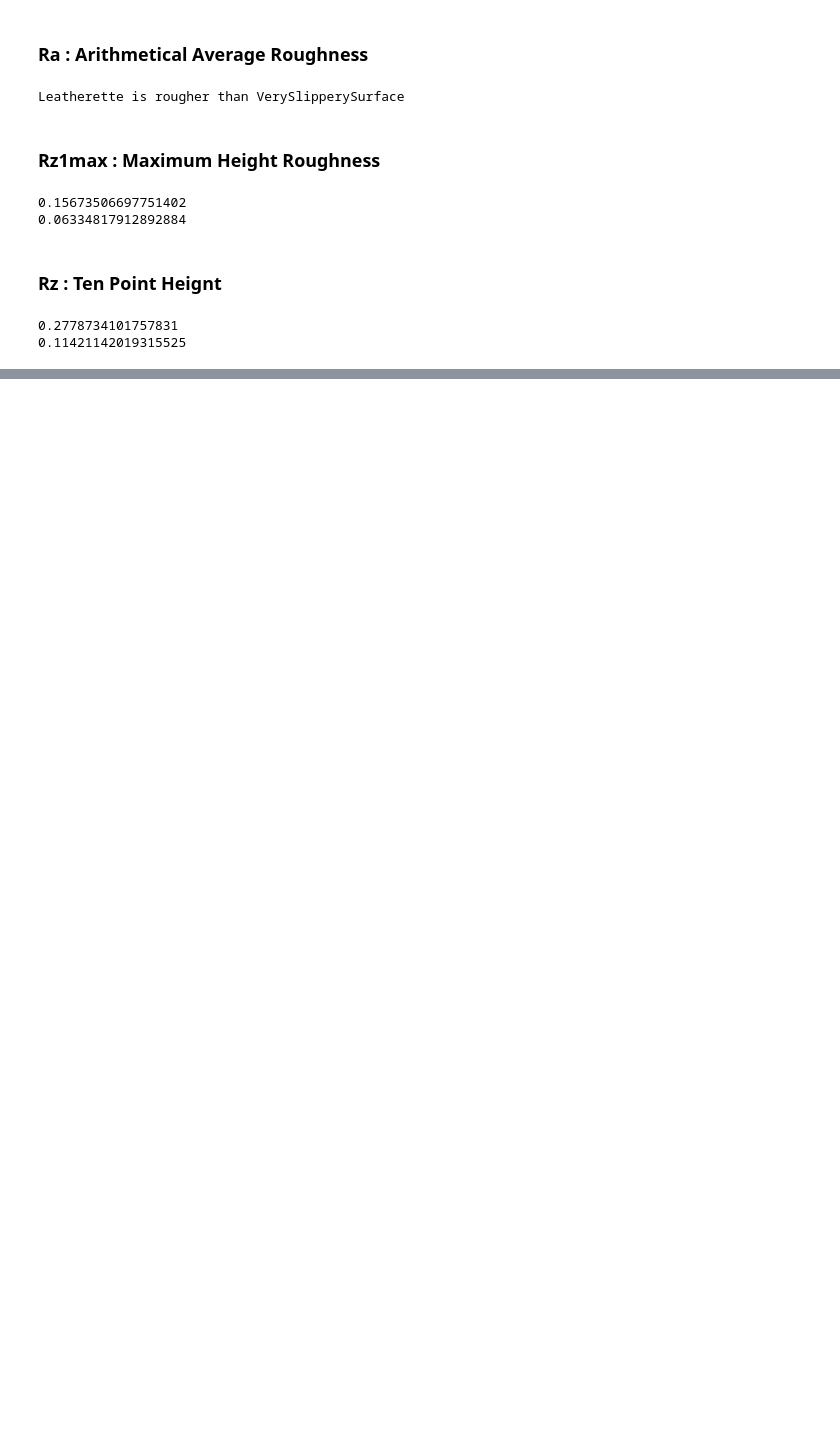
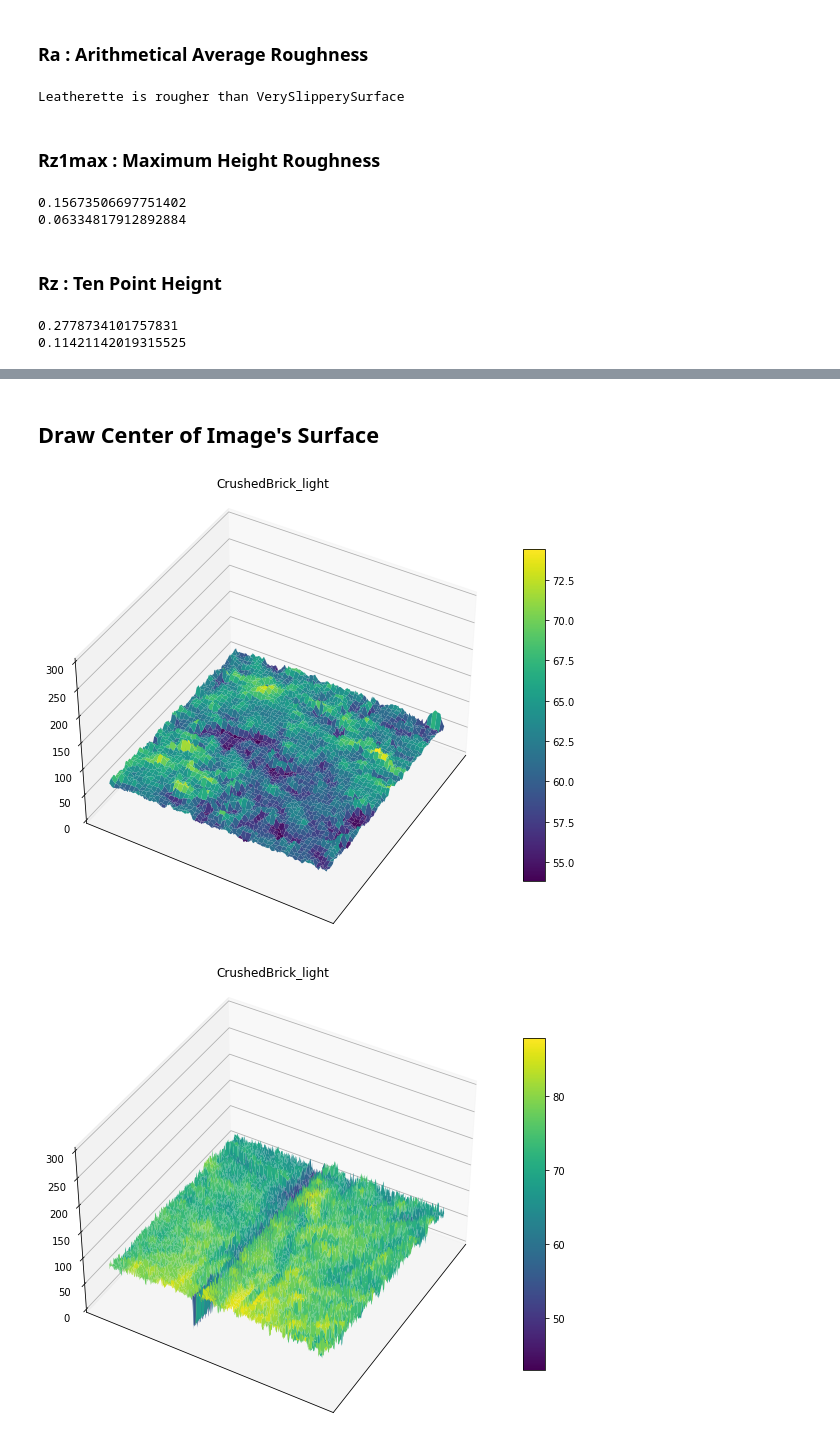
Before and after one commit to Kchanghun/CompareSurfaceRoughness, a Jupyter notebook: CompareSurfaceRoughness.ipynb, the cells around one changed output, grey strips where cells are left out. Drawn from its saved outputs; the diff is of its cells as text; code cells hidden in the pictures; blank space fills up the shorter version.

```diff
--- a/CompareSurfaceRoughness.ipynb
+++ b/CompareSurfaceRoughness.ipynb
@@ -75,8 +78,9 @@ def draw_surface(title,grayscaledImg, tile_size, set_zlim ,view_Vertical, view_H
 
     cutted_width = grayscaledImg.shape[1]//2
     cutted_height = grayscaledImg.shape[0]//2
+    center = (cutted_height, cutted_width)
 
-    Z = grayscaledImg[cutted_height-tile_size:cutted_height+tile_size,cutted_width-tile_size:cutted_width+tile_size]*100
+    Z = grayscaledImg[center[0]-tile_size:center[0]+tile_size,center[1]-tile_size:center[1]+tile_size]*100
 
     x = np.linspace(0,Z.shape[1],Z.shape[1])
     y = np.linspace(0,Z.shape[0],Z.shape[0])
@@ -284,0 +362,17 @@ print(compute_Rz(HPF_VerySlipperySurface))
+# %% [markdown]
+## Draw Center of Image's Surface
+# %%
+draw_surface('CrushedBrick_light',Gray_CrushedBrick_light,100,(0,300),40,30)
+draw_surface('CrushedBrick_light',Gray_CrushedBrick_light,3000,(0,300),40,30)
+
+draw_surface('CrushedBrick_light_ZoomIn',Gray_CrushedBrick_light_ZoomIn,100,(0,300),40,30)
+draw_surface('CrushedBrick_light_ZoomIn',Gray_CrushedBrick_light_ZoomIn,3000,(0,300),40,30)
+
+draw_surface('CrushedBrick_nolight',Gray_CrushedBrick_nolight,100,(0,300),40,30)
+draw_surface('CrushedBrick_nolight',Gray_CrushedBrick_nolight,3000,(0,300),40,30)
+
+draw_surface('CrushedBrick_nolight_ZoomIn',Gray_CrushedBrick_nolight_ZoomIn,100,(0,300),40,30)
+draw_surface('CrushedBrick_nolight_ZoomIn',Gray_CrushedBrick_nolight_ZoomIn,3000,(0,300),40,30)
+# %% [output]
+[figure, added]
+[figure, added]
```
Also changed, not shown: parts of 11 cells of this notebook, 4 other files.
